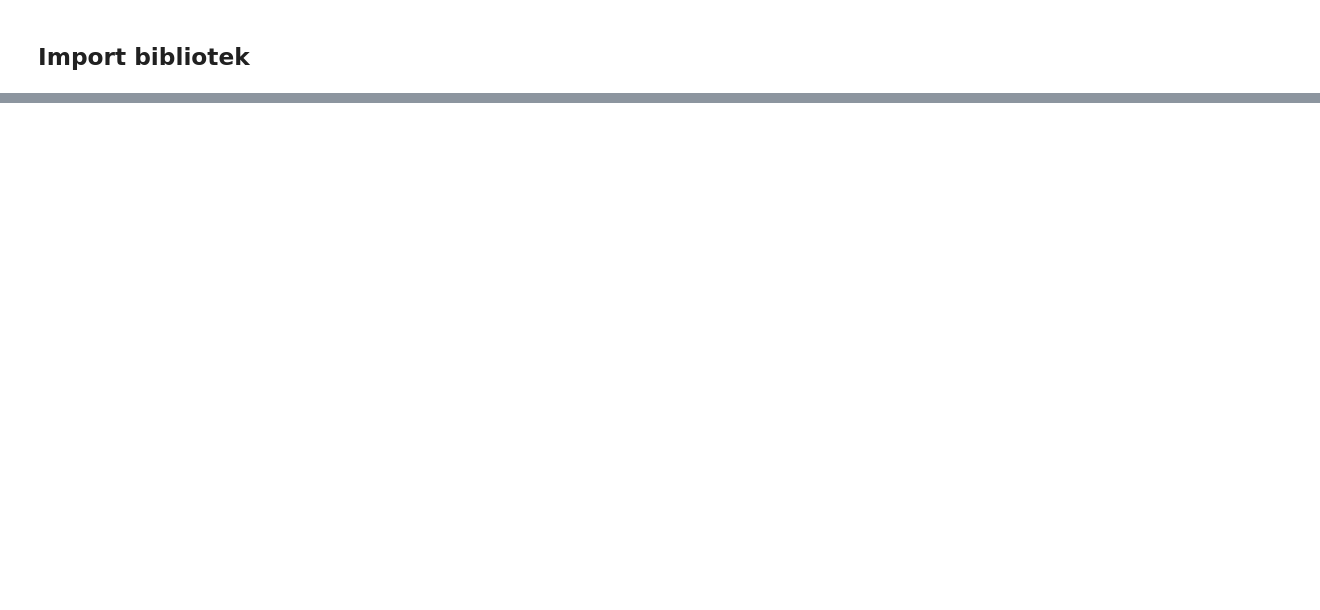
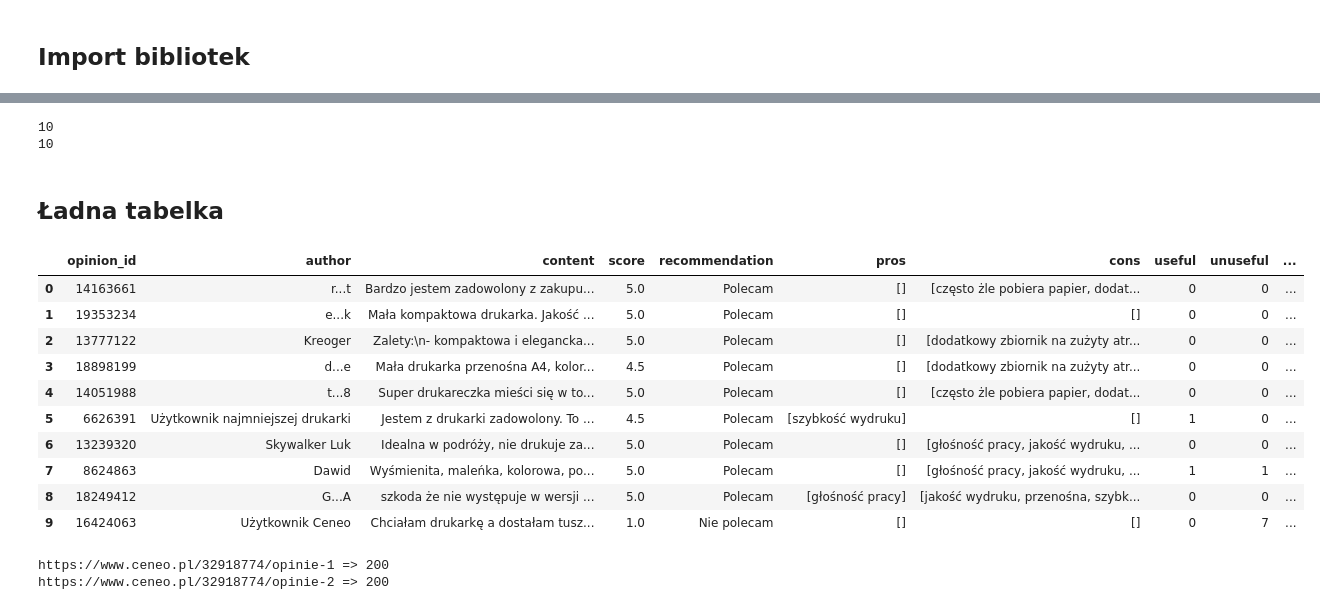
Before and after one commit to JoginSonn/WebScraper, a Jupyter notebook: ceneo_scraper.ipynb, the cells around one changed output, grey strips where cells are left out. Saved outputs shown, nothing was run; the diff lists cells and outputs as text; code cells hidden in the pictures; blank space fills up the shorter version.

```diff
--- a/ceneo_scraper.ipynb
+++ b/ceneo_scraper.ipynb
@@ -23,4 +159,4 @@ headers_main = {
 # %%
-url = "https://www.ceneo.pl/124893467#tab=reviews"
+url = "https://www.ceneo.pl/32918774#tab=reviews"
 response = requests.get(url)
 print(response.status_code)
@@ -27,6 +188,4 @@ print(response.status_code)
 # %%
-page_dom = BeautifulSoup(response.text, "html.parser")
-opinion = page_dom.select("div.js_product-review:not(.user-post--highlight)")
-
-print(f"Znalezniono {len(opinion)} opinni na stronie.")
-print(type(opinion))
+opinions = page_dom.select("div.js_product-review:not(.user-post--highlight)")
+print(type(opinions))
+print(len(opinions))
@@ -33,4 +195,3 @@ print(type(opinion))
 # %%
-opinion_one = page_dom.select_one("div.js_product-review")
-
-print(f"Znalezniono {len(opinion_one)} opinni na stronie.")
+opinion = page_dom.select_one("div.js_product-review")
+print(type(opinion))
@@ -36,0 +279,8 @@ print(f"Znalezniono {len(opinion_one)} opinni na stronie.")
+# %%
+print(len(opinions))
+print(len(all_opinions))
+# %% [output]
+10
+10
+# %% [markdown]
+## Ładna  tabelka
@@ -36,0 +289,29 @@ print(f"Znalezniono {len(opinion_one)} opinni na stronie.")
+# %%
+df = pd.DataFrame(all_opinions)
+df
+# %% [output]
+|  | opinion_id | author | content | score | recommendation | pros | cons | useful | unuseful | ... |
+| 0 | 14163661 | r...t | Bardzo jestem zadowolony z zakupu... | 5.0 | Polecam | [] | [często żle pobiera papier, dodat... | 0 | 0 | ... |
+| 1 | 19353234 | e...k | Mała kompaktowa drukarka. Jakość ... | 5.0 | Polecam | [] | [] | 0 | 0 | ... |
+| 2 | 13777122 | Kreoger | Zalety:\n- kompaktowa i elegancka... | 5.0 | Polecam | [] | [dodatkowy zbiornik na zużyty atr... | 0 | 0 | ... |
+| 3 | 18898199 | d...e | Mała drukarka przenośna A4, kolor... | 4.5 | Polecam | [] | [dodatkowy zbiornik na zużyty atr... | 0 | 0 | ... |
+| 4 | 14051988 | t...8 | Super drukareczka mieści się w to... | 5.0 | Polecam | [] | [często żle pobiera papier, dodat... | 0 | 0 | ... |
+| 5 | 6626391 | Użytkownik najmniejszej drukarki | Jestem z drukarki zadowolony. To ... | 4.5 | Polecam | [szybkość wydruku] | [] | 1 | 0 | ... |
+| 6 | 13239320 | Skywalker Luk | Idealna w podróży, nie drukuje za... | 5.0 | Polecam | [] | [głośność pracy, jakość wydruku, ... | 0 | 0 | ... |
+| 7 | 8624863 | Dawid | Wyśmienita, maleńka, kolorowa, po... | 5.0 | Polecam | [] | [głośność pracy, jakość wydruku, ... | 1 | 1 | ... |
+| 8 | 18249412 | G...A | szkoda że nie występuje w wersji ... | 5.0 | Polecam | [głośność pracy] | [jakość wydruku, przenośna, szybk... | 0 | 0 | ... |
+| 9 | 16424063 | Użytkownik Ceneo | Chciałam drukarkę a dostałam tusz... | 1.0 | Nie polecam | [] | [] | 0 | 7 | ... |
+# %%
+page = 1
+next = True
+
+while next:
+    url = (f"https://www.ceneo.pl/32918774/opinie-{page}")
+    response = requests.get(url)
+    print(f"{url} => {response.status_code}")
+    page_dom = BeautifulSoup(response.text, "html.parser")
+    next = True if page_dom.select_one("button.pagination__next") else False
+    page += 1
+# %% [output]
+https://www.ceneo.pl/32918774/opinie-1 => 200
+https://www.ceneo.pl/32918774/opinie-2 => 200
```
Also changed, not shown: parts of 15 cells of this notebook.
